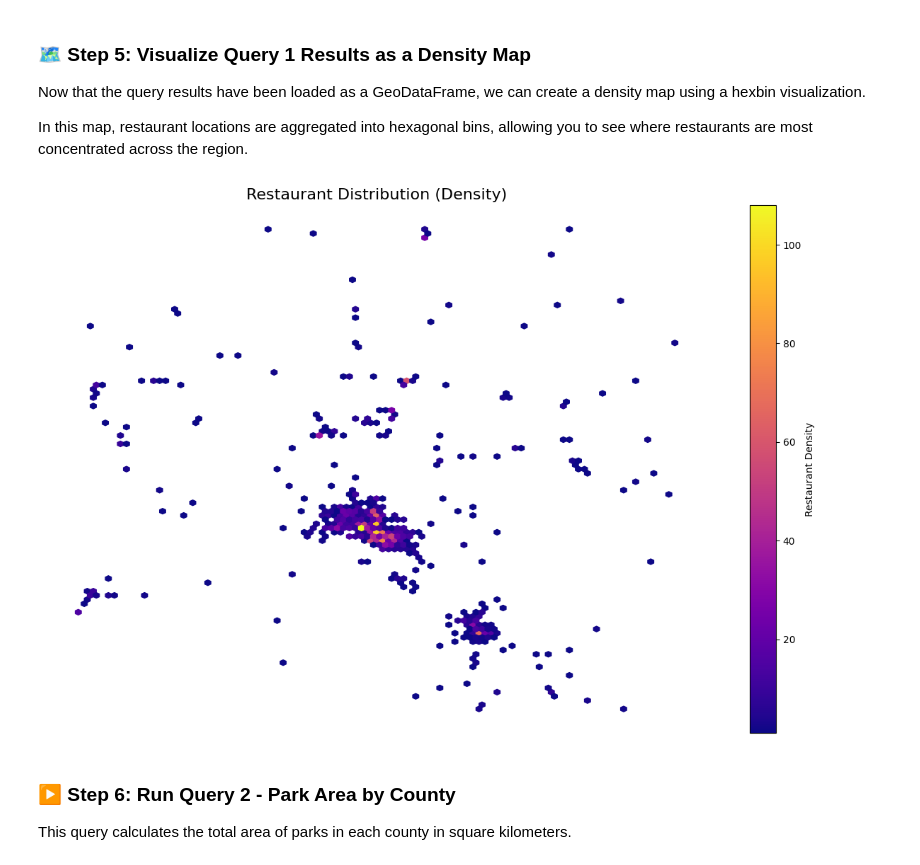
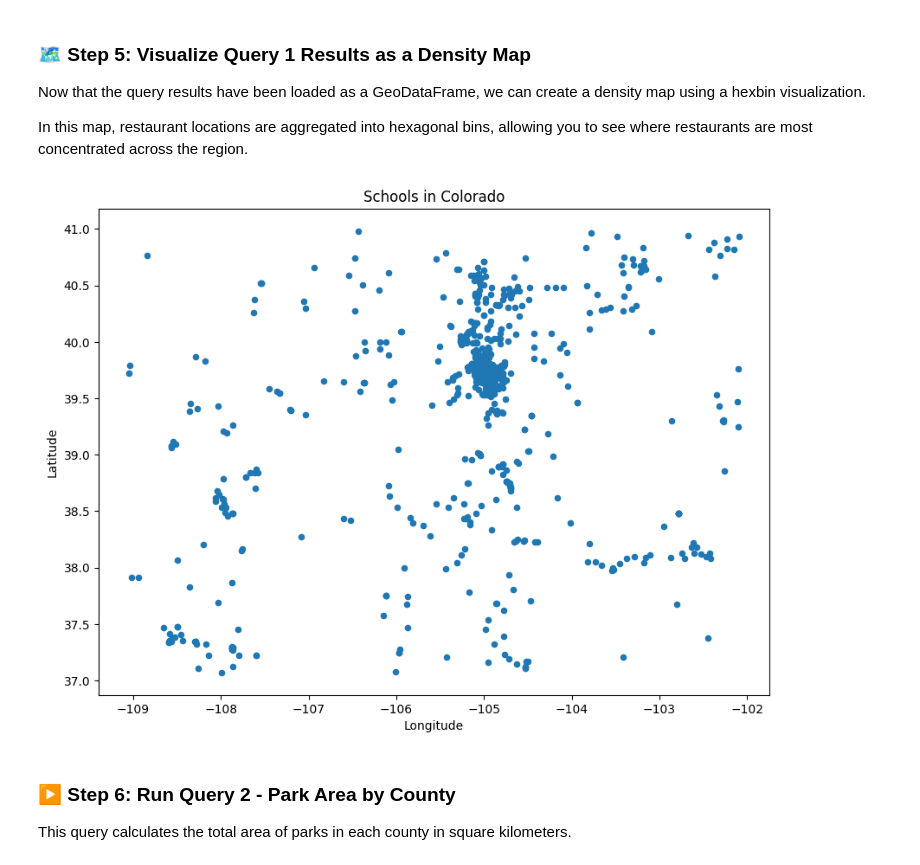
Before and after one commit to rdeckowitz/gist604b-osm-postgis-fa26, a Jupyter notebook: notebooks/osm_postgis_colorado.ipynb, the cells around one changed output. Saved outputs shown, nothing was run; the diff lists cells and outputs as text; code cells hidden in the pictures.

Commit message:
Add query 1 to osm_postgis_colorado notebook and visualize AI assisted in explaining functions

```diff
--- a/notebooks/osm_postgis_colorado.ipynb
+++ b/notebooks/osm_postgis_colorado.ipynb
@@ -184,32 +181,27 @@ WHERE
 Now that the query results have been loaded as a GeoDataFrame, we can create a density map using a hexbin visualization.
 
 In this map, restaurant locations are aggregated into hexagonal bins, allowing you to see where restaurants are most concentrated across the region.
-# %%
-# Extract coordinates
-x = query_1_results.geometry.x
-y = query_1_results.geometry.y
-
-fig, ax = plt.subplots(figsize=(12, 8))
-
-# Hexbin density plot (heatmap-style)
-hb = ax.hexbin(
-    x, y,
-    gridsize=100,
-    cmap="plasma",
-    mincnt=1
-)
-
-# Colorbar
-cb = fig.colorbar(hb, ax=ax)
-cb.set_label("Restaurant Density")
-
-ax.set_title("Restaurant Distribution (Density)", fontsize=16)
-ax.set_axis_off()
-
-plt.tight_layout()
-plt.show()
-# %% [output]
-[figure, removed]
+# %%
+sql = """
+SELECT *
+FROM pois
+WHERE fclass = 'school';
+"""
+
+schools = gpd.read_postgis(sql, engine, geom_col='geom') #identify data
+
+fig, ax = plt.subplots(figsize=(10,8)) #create empty plot
+
+schools.plot(ax=ax, marker='o', markersize=20) #plot the data
+
+ax.set_title("Schools in Colorado") #label
+ax.set_axis_off
+ax.set_xlabel("Longitude")
+ax.set_ylabel("Latitude")
+
+plt.show()
+# %% [output]
+[figure, added]
 # %% [markdown]
 ### ▶️ Step 6: Run Query 2 - Park Area by County
 
```
Also changed, not shown: parts of 2 cells of this notebook, 1 other file.
